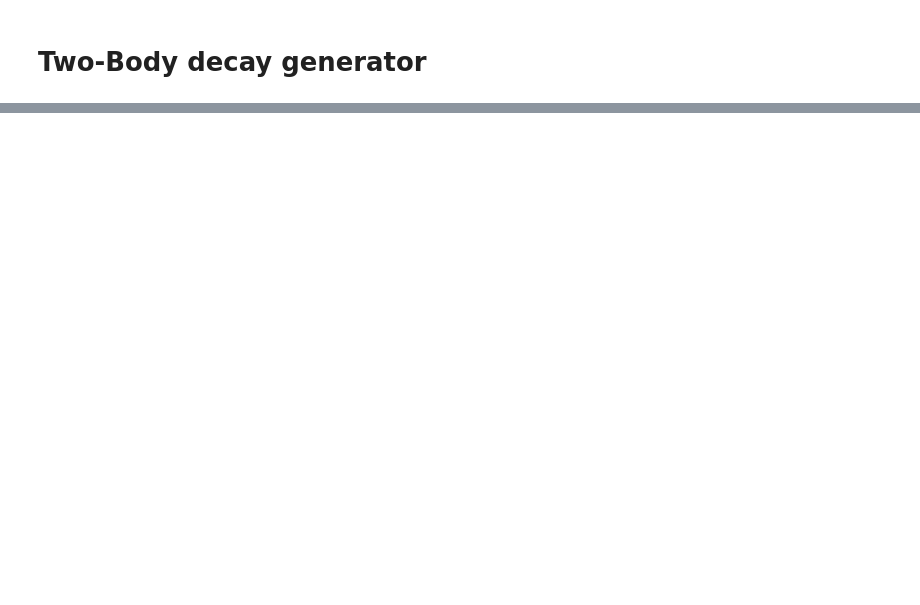
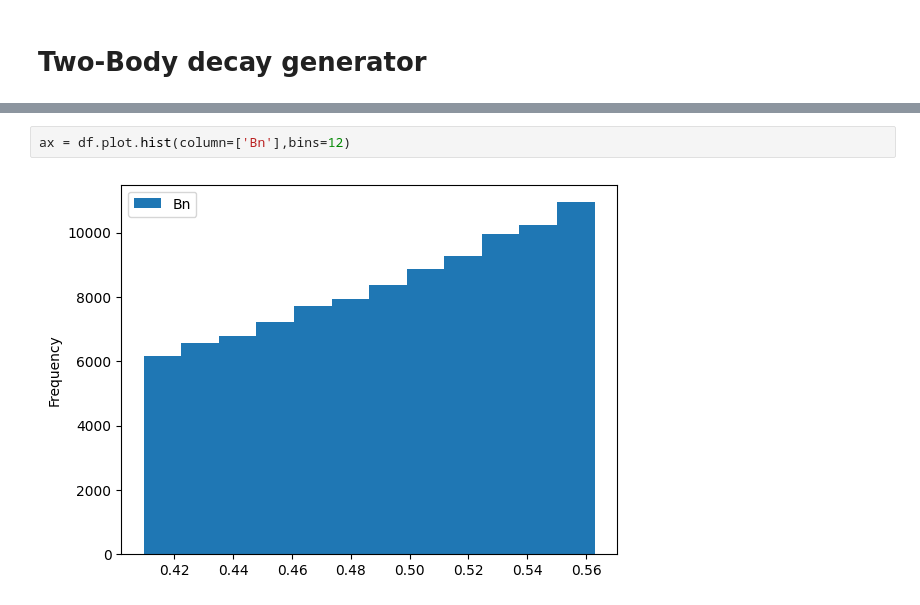
Before and after one commit to aldros/TwoBodyDecay, a Jupyter notebook: TwoBody.ipynb, the cells around one changed output, grey strips where cells are left out. Drawn from its saved outputs; the diff is of its cells as text; blank space fills up the shorter version.

```diff
--- a/TwoBody.ipynb
+++ b/TwoBody.ipynb
@@ -64,0 +96,4 @@ plt.tight_layout()
+# %%
+ax = df.plot.hist(column=['Bn'],bins=12)
+# %% [output]
+[figure, added]
```
Also changed, not shown: parts of 8 cells of this notebook.
